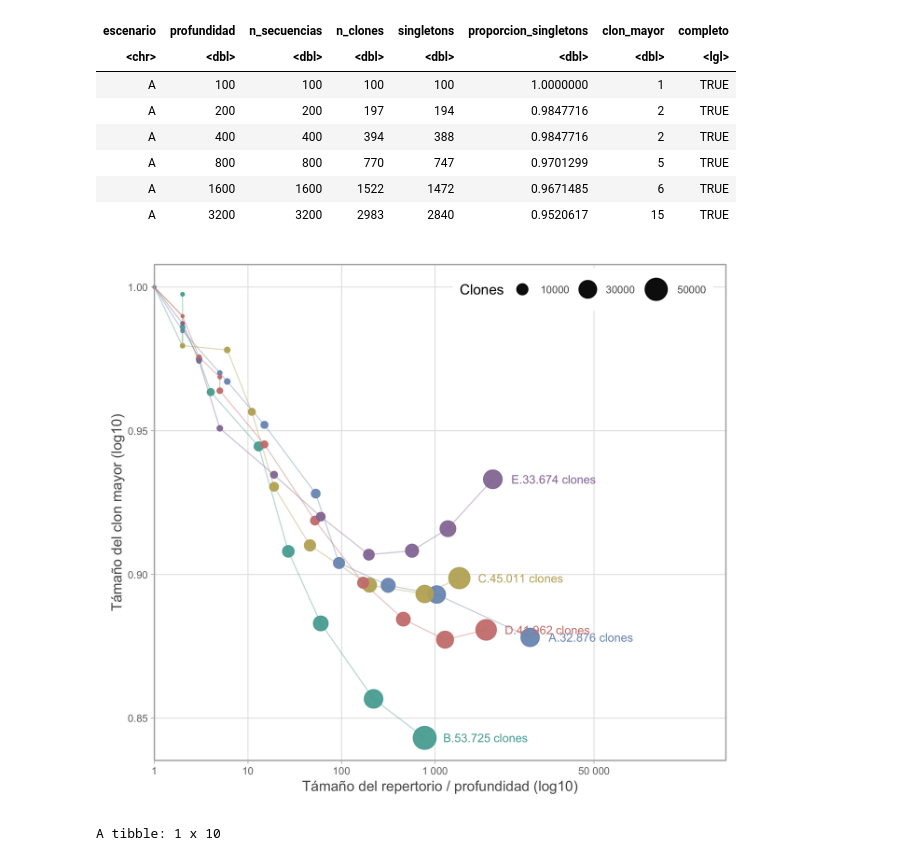
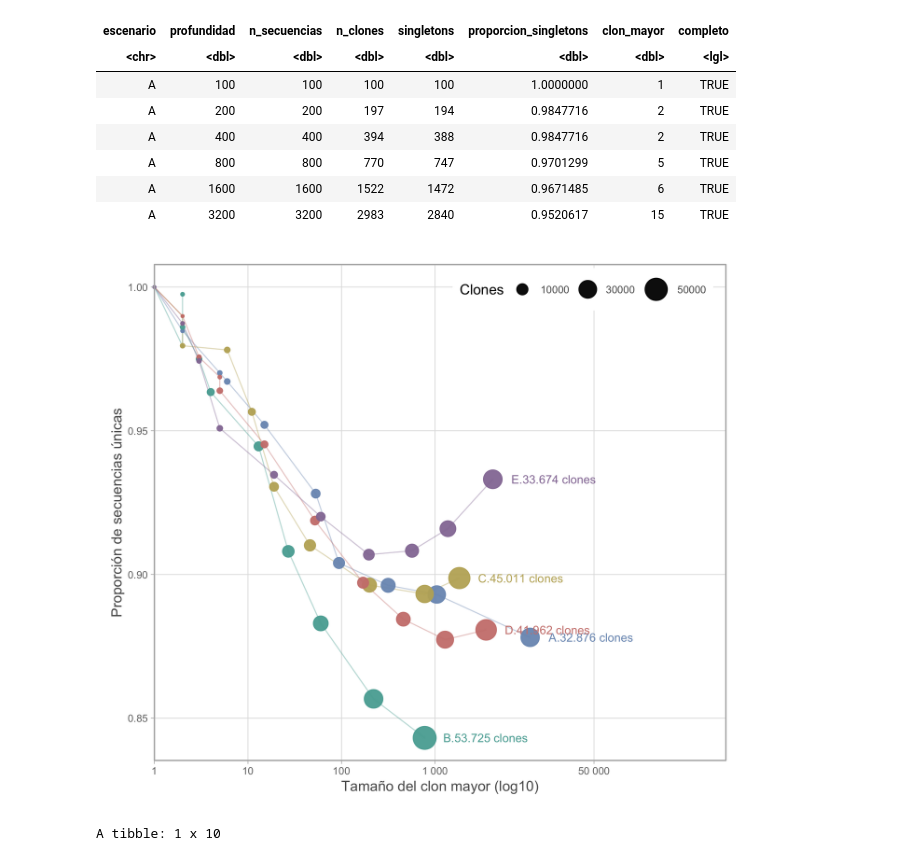
Before and after one commit to sofiacardenase/tesisbioinf-sofia, a Jupyter notebook: notebooks/7.2-clonal_plotA.ipynb, the cells around one changed output. Saved outputs shown, nothing was run; the diff lists cells and outputs as text; code cells hidden in the pictures.

```diff
--- a/notebooks/7.2-clonal_plotA.ipynb
+++ b/notebooks/7.2-clonal_plotA.ipynb
@@ -77,36 +77,36 @@ ggplot(d, aes(x = clon_mayor, y = proporcion_singletons, color = escenario)) +
   ) +
   scale_x_log10(
     breaks = c(1, 10, 100, 1000, 50000),
     labels = c("1", "10", "100", "1 000", "50 000"),
     limits = c(1, 50000),
     expand = expansion(mult = c(0, 0.30))
   ) +
   scale_size(
     range = c(0.5, 8),
     breaks = c(10000, 30000, 50000),
   ) +
   scale_color_manual(values = colors, guide = "none") +
   coord_cartesian(clip = "off") +
  labs(
-  x = "T\u00E1ma\u00F1o del repertorio / profundidad (log10)",
-  y = "T\u00E1ma\u00F1o del clon mayor (log10)",
+  x = "Tama\u00F1o del clon mayor (log10)",
+  y = "Proporci\u00F3n de secuencias \u00FAnicas",
   size = "Clones"
 )+
   theme_light() +
   theme(
     plot.title = element_text(size = 9, colour = "grey35", hjust = 0, margin = margin(b = 14)),
     plot.margin = margin(12, 90, 12, 12),
     axis.title = element_text(colour = "grey35"),
     axis.text = element_text(size = 8, colour = "grey45"),
     panel.grid.minor = element_blank(),
     panel.grid.major = element_line(colour = "grey88", linewidth = 0.3),
     legend.position = "inside",
     legend.position.inside = c(0.75, 0.95),
     legend.direction = "horizontal",
     legend.text = element_text(size = 8, colour = "grey35"),
   )
 # %% [output]
-[figure, old version]
+[figure, new version]
 # %%
 fin |> filter(escenario == "A")
 # %% [output]
```
Also changed, not shown: parts of 2 cells of this notebook, 7 other files.
